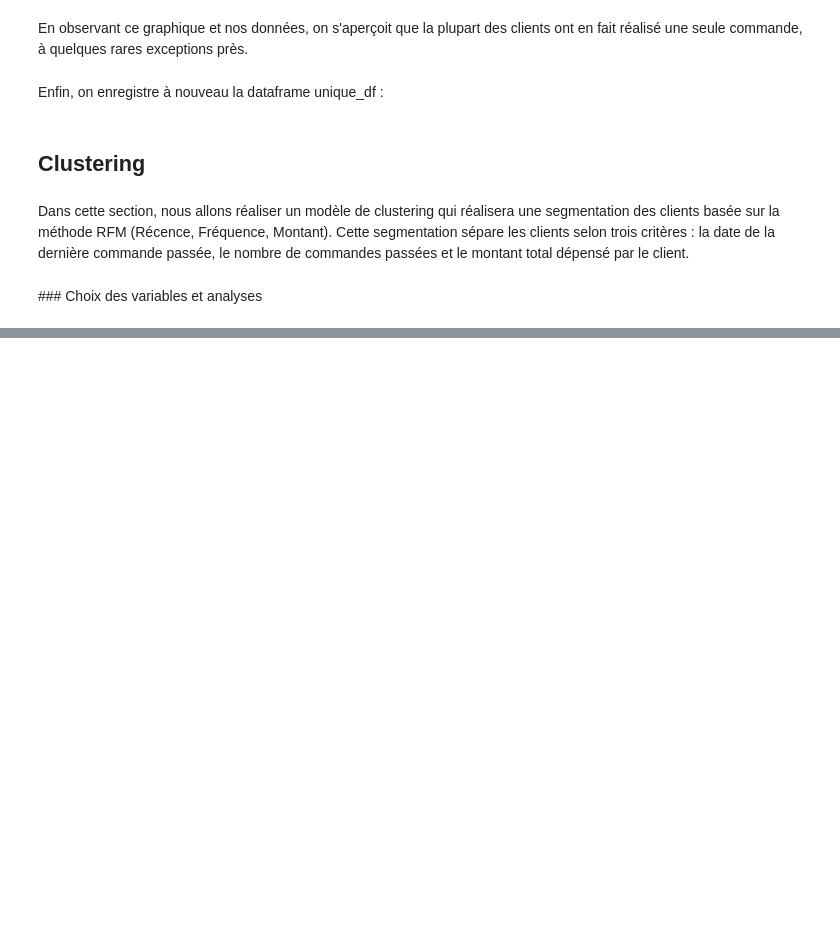
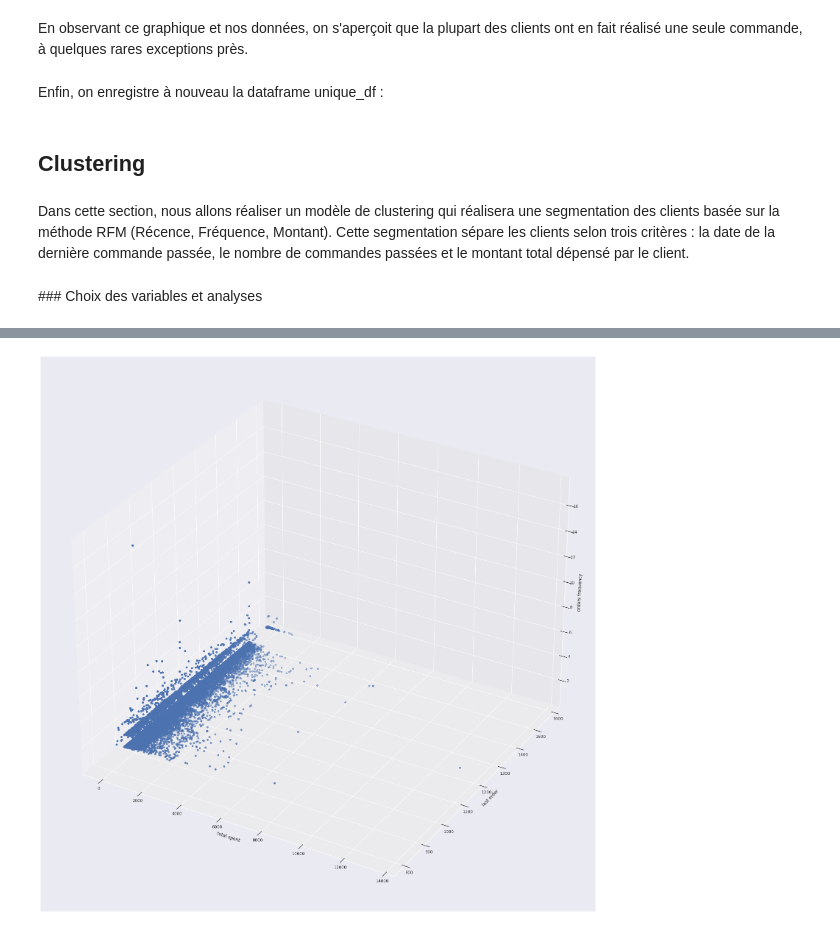
Before and after one commit to marlierecharlie/brief_13_la_data_dream_team, a Jupyter notebook: SEGMENTATION_CLIENTS/analyse_exploratoire.ipynb, the cells around one changed output, grey strips where cells are left out. Saved outputs shown, nothing was run; the diff lists cells and outputs as text; code cells hidden in the pictures; blank space fills up the shorter version.

```diff
--- a/SEGMENTATION_CLIENTS/analyse_exploratoire.ipynb
+++ b/SEGMENTATION_CLIENTS/analyse_exploratoire.ipynb
@@ -867,0 +903,19 @@ Dans cette section, nous allons réaliser un modèle de clustering qui réaliser
+# %%
+# Affichage du nuage de points sans PCA
+fig = plt.figure()
+fig.set_size_inches(27, 75)
+ax = fig.add_subplot(111, projection = '3d')
+
+x = cluster_df['total_spent']
+y = cluster_df['last_order']
+z = cluster_df['orders_frequency']
+
+ax.set_xlabel("total spent")
+ax.set_ylabel("last order")
+ax.set_zlabel("orders frequency")
+
+ax.scatter(x, y, z)
+
+plt.show()
+# %% [output]
+[figure, added]
```
Also changed, not shown: parts of 14 cells of this notebook.
